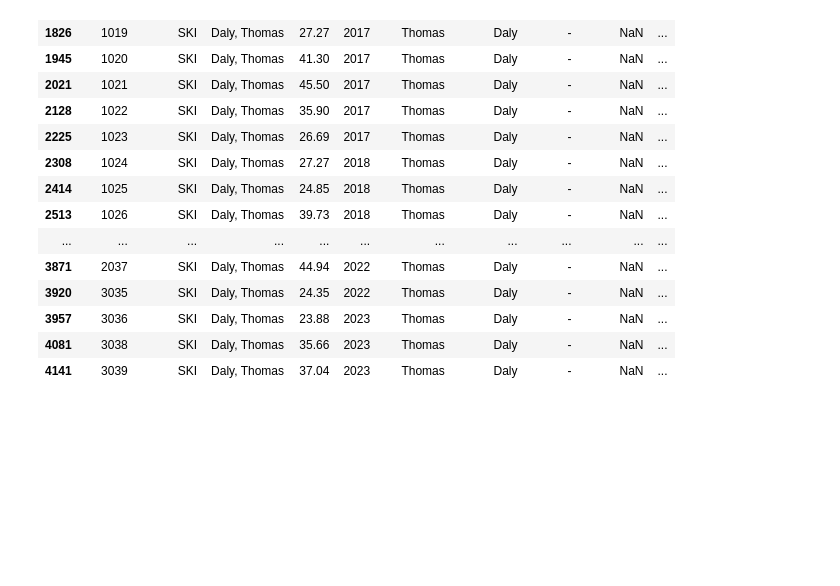
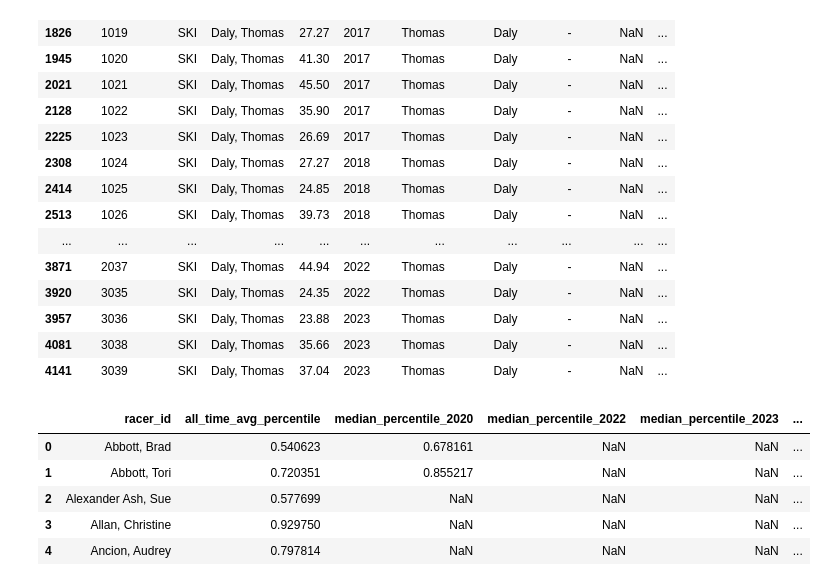
Before and after one commit to Cartar/FnG, a Jupyter notebook: SortingPlayground.ipynb, the cells around one changed output. Cells and saved outputs as stored; diff of their text form; code cells hidden in the pictures; blank space fills up the shorter version.

```diff
--- a/SortingPlayground.ipynb
+++ b/SortingPlayground.ipynb
@@ -165,3 +165,12 @@ ski_n_snbd_list = ski_n_snbd_list.rename(columns={"all_time_avg_percentile": "sn
 ski_n_snbd_list["avg_rank"] = (ski_n_snbd_list.ski_rank + ski_n_snbd_list.snbd_rank) / 2
 # %%
 ski_n_snbd_list.sort_values("avg_rank").to_csv("data/2024_ski_n_snbd_rank.csv", index=False)
+# %%
+ski_aggregated_df.head()
+# %% [output]
+|  | racer_id | all_time_avg_percentile | median_percentile_2020 | median_percentile_2022 | median_percentile_2023 | ... |
+| 0 | Abbott, Brad | 0.540623 | 0.678161 | NaN | NaN | ... |
+| 1 | Abbott, Tori | 0.720351 | 0.855217 | NaN | NaN | ... |
+| 2 | Alexander Ash, Sue | 0.577699 | NaN | NaN | NaN | ... |
+| 3 | Allan, Christine | 0.929750 | NaN | NaN | NaN | ... |
+| 4 | Ancion, Audrey | 0.797814 | NaN | NaN | NaN | ... |
```
Also changed, not shown: parts of 3 cells of this notebook, 5 other files.
